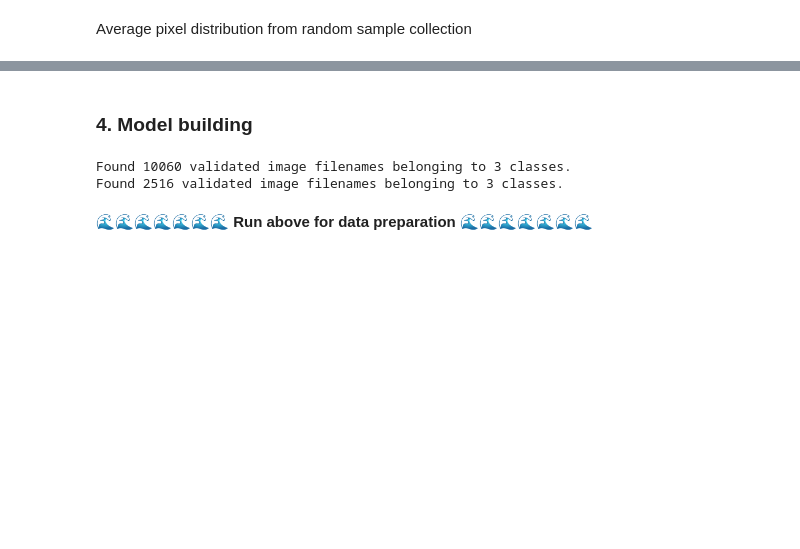
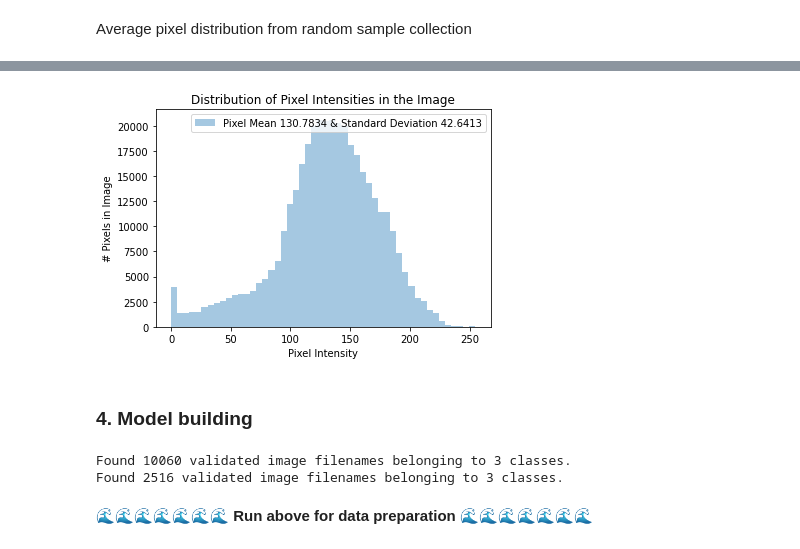
Before and after one commit to armandasalmd/deep-covid, a Jupyter notebook: deepCovidIndex.ipynb, the cells around one changed output, grey strips where cells are left out. Saved outputs shown, nothing was run; the diff lists cells and outputs as text; code cells hidden in the pictures; blank space fills up the shorter version.

```diff
--- a/deepCovidIndex.ipynb
+++ b/deepCovidIndex.ipynb
@@ -230,7 +249,9 @@ if not SKIP_ANALYSIS:
 # %%
 if not SKIP_ANALYSIS:
-  average_image = np.mean([img_to_array(load_img(path, target_size=CONSTANTS.INPUT_SIZE)) for path in radiography_df.sample(200)["image"]], axis=1)
+  average_image = np.mean([img_to_array(load_img(path, target_size=CONSTANTS.INPUT_SIZE)) for path in radiography_df.sample(500)["image"]], axis=1)
   plot_dist_for_image(average_image)
+# %% [output]
+[figure, added]
 # %% [markdown]
 ### 4. Model building
 # %%
```
Also changed, not shown: parts of 15 cells of this notebook, 3 other files.
